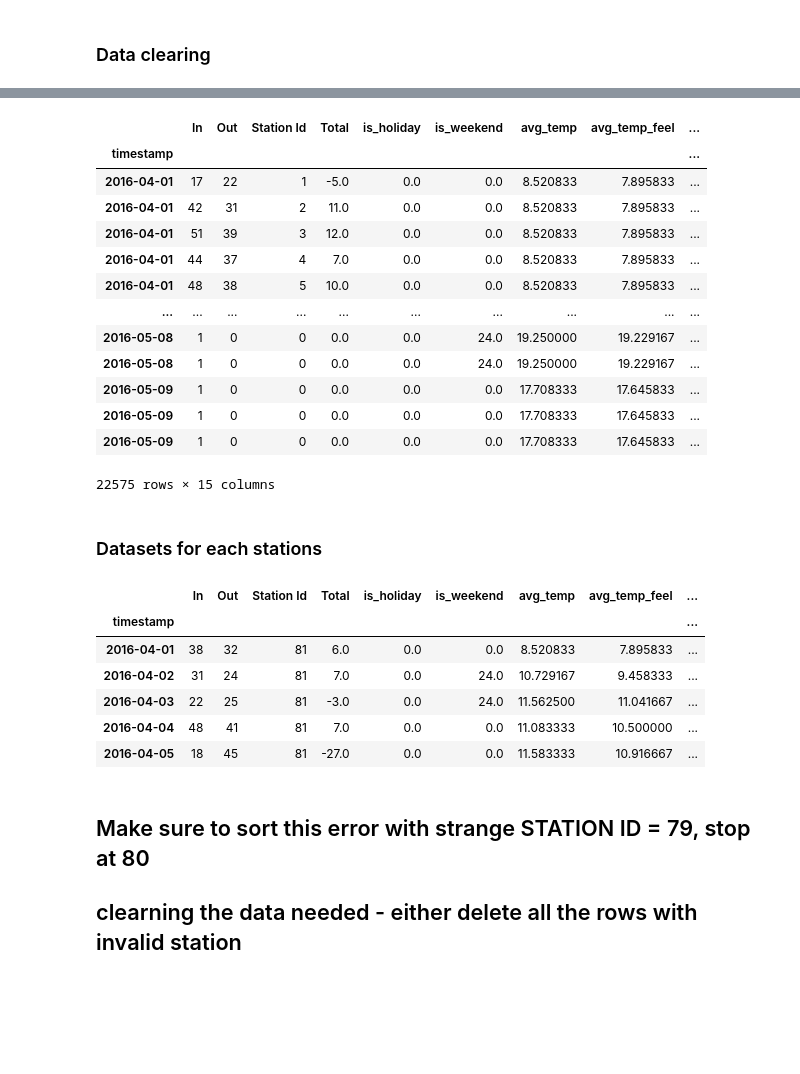
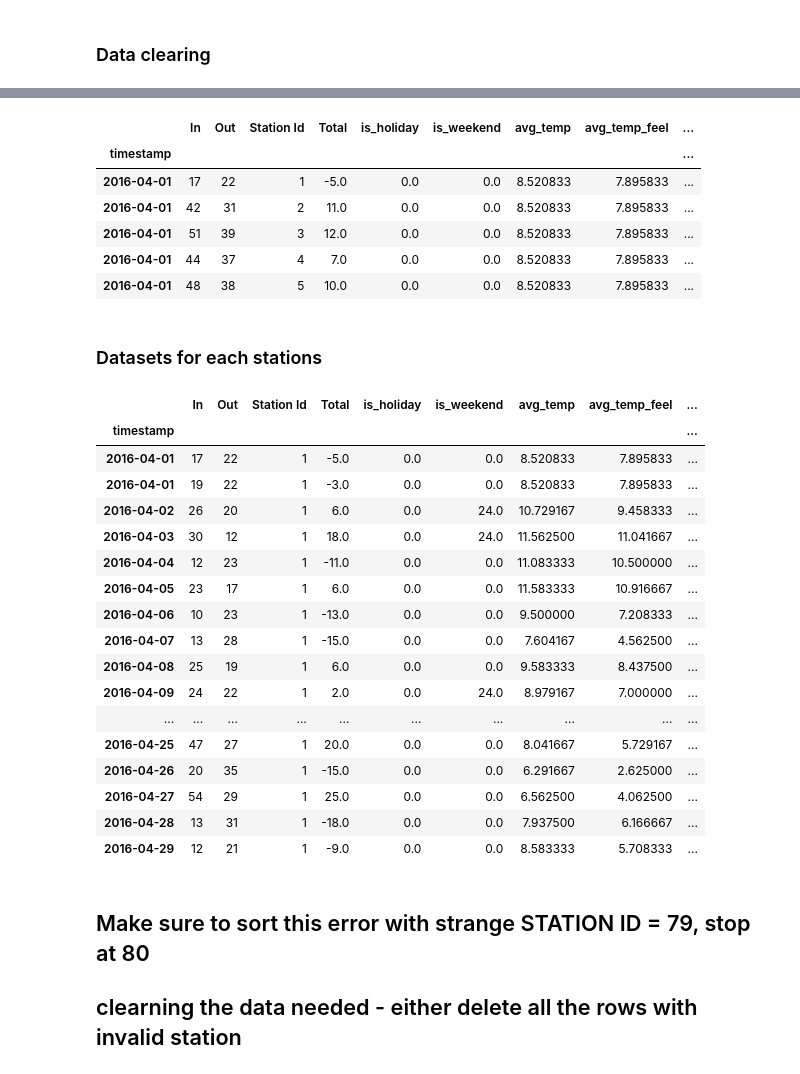
Before and after one commit to hchae0817/final_project, a Jupyter notebook: bike_machine_learning.ipynb, the cells around one changed output, grey strips where cells are left out. Saved outputs shown, nothing was run; the diff lists cells and outputs as text; code cells hidden in the pictures; blank space fills up the shorter version.

```diff
--- a/bike_machine_learning.ipynb
+++ b/bike_machine_learning.ipynb
@@ -93,7 +94,7 @@ missing
 # delete values if Station Id is NOT inside the list 'missing'
 dataset = dataset[~dataset['Station Id'].isin(missing)]
 # %%
-dataset
+dataset.head()
 # %% [output]
 |  | In | Out | Station Id | Total | is_holiday | is_weekend | avg_temp | avg_temp_feel | ... |
 | timestamp |  |  |  |  |  |  |  |  | ... |
@@ -102,13 +103,6 @@ dataset
 | 2016-04-01 | 51 | 39 | 3 | 12.0 | 0.0 | 0.0 | 8.520833 | 7.895833 | ... |
 | 2016-04-01 | 44 | 37 | 4 | 7.0 | 0.0 | 0.0 | 8.520833 | 7.895833 | ... |
 | 2016-04-01 | 48 | 38 | 5 | 10.0 | 0.0 | 0.0 | 8.520833 | 7.895833 | ... |
-| ... | ... | ... | ... | ... | ... | ... | ... | ... | ... |
-| 2016-05-08 | 1 | 0 | 0 | 0.0 | 0.0 | 24.0 | 19.250000 | 19.229167 | ... |
-| 2016-05-08 | 1 | 0 | 0 | 0.0 | 0.0 | 24.0 | 19.250000 | 19.229167 | ... |
-| 2016-05-09 | 1 | 0 | 0 | 0.0 | 0.0 | 0.0 | 17.708333 | 17.645833 | ... |
-| 2016-05-09 | 1 | 0 | 0 | 0.0 | 0.0 | 0.0 | 17.708333 | 17.645833 | ... |
-| 2016-05-09 | 1 | 0 | 0 | 0.0 | 0.0 | 0.0 | 17.708333 | 17.645833 | ... |
-22575 rows × 15 columns
 # %%
 #dataset.to_csv (r'C:Desktop\dataframe.csv', index = False, header=True)
 # %% [markdown]
@@ -120,15 +114,26 @@ dataset
 
 obj = dataset.groupby('Station Id')
 # %%
-obj.get_group(81).head()
+obj.get_group(1)
 # %% [output]
 |  | In | Out | Station Id | Total | is_holiday | is_weekend | avg_temp | avg_temp_feel | ... |
 | timestamp |  |  |  |  |  |  |  |  | ... |
-| 2016-04-01 | 38 | 32 | 81 | 6.0 | 0.0 | 0.0 | 8.520833 | 7.895833 | ... |
-| 2016-04-02 | 31 | 24 | 81 | 7.0 | 0.0 | 24.0 | 10.729167 | 9.458333 | ... |
-| 2016-04-03 | 22 | 25 | 81 | -3.0 | 0.0 | 24.0 | 11.562500 | 11.041667 | ... |
-| 2016-04-04 | 48 | 41 | 81 | 7.0 | 0.0 | 0.0 | 11.083333 | 10.500000 | ... |
-| 2016-04-05 | 18 | 45 | 81 | -27.0 | 0.0 | 0.0 | 11.583333 | 10.916667 | ... |
+| 2016-04-01 | 17 | 22 | 1 | -5.0 | 0.0 | 0.0 | 8.520833 | 7.895833 | ... |
+| 2016-04-01 | 19 | 22 | 1 | -3.0 | 0.0 | 0.0 | 8.520833 | 7.895833 | ... |
+| 2016-04-02 | 26 | 20 | 1 | 6.0 | 0.0 | 24.0 | 10.729167 | 9.458333 | ... |
+| 2016-04-03 | 30 | 12 | 1 | 18.0 | 0.0 | 24.0 | 11.562500 | 11.041667 | ... |
+| 2016-04-04 | 12 | 23 | 1 | -11.0 | 0.0 | 0.0 | 11.083333 | 10.500000 | ... |
+| 2016-04-05 | 23 | 17 | 1 | 6.0 | 0.0 | 0.0 | 11.583333 | 10.916667 | ... |
+| 2016-04-06 | 10 | 23 | 1 | -13.0 | 0.0 | 0.0 | 9.500000 | 7.208333 | ... |
+| 2016-04-07 | 13 | 28 | 1 | -15.0 | 0.0 | 0.0 | 7.604167 | 4.562500 | ... |
+| 2016-04-08 | 25 | 19 | 1 | 6.0 | 0.0 | 0.0 | 9.583333 | 8.437500 | ... |
+| 2016-04-09 | 24 | 22 | 1 | 2.0 | 0.0 | 24.0 | 8.979167 | 7.000000 | ... |
+| ... | ... | ... | ... | ... | ... | ... | ... | ... | ... |
+| 2016-04-25 | 47 | 27 | 1 | 20.0 | 0.0 | 0.0 | 8.041667 | 5.729167 | ... |
+| 2016-04-26 | 20 | 35 | 1 | -15.0 | 0.0 | 0.0 | 6.291667 | 2.625000 | ... |
+| 2016-04-27 | 54 | 29 | 1 | 25.0 | 0.0 | 0.0 | 6.562500 | 4.062500 | ... |
+| 2016-04-28 | 13 | 31 | 1 | -18.0 | 0.0 | 0.0 | 7.937500 | 6.166667 | ... |
+| 2016-04-29 | 12 | 21 | 1 | -9.0 | 0.0 | 0.0 | 8.583333 | 5.708333 | ... |
 # %% [markdown]
 ## Make sure to sort this error with strange STATION ID = 79, stop at 80
 ## clearning the data needed - either delete all the rows with invalid station
```
Also changed, not shown: parts of 24 cells of this notebook.
